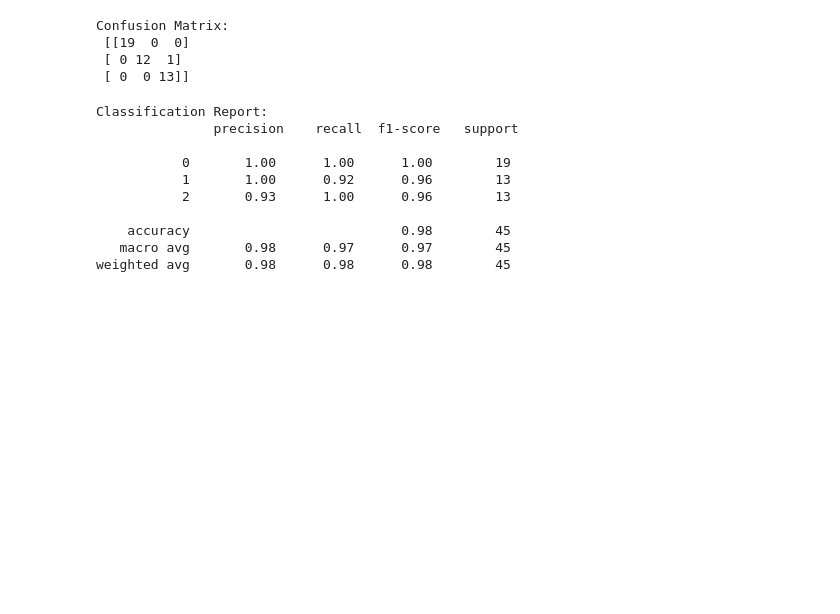
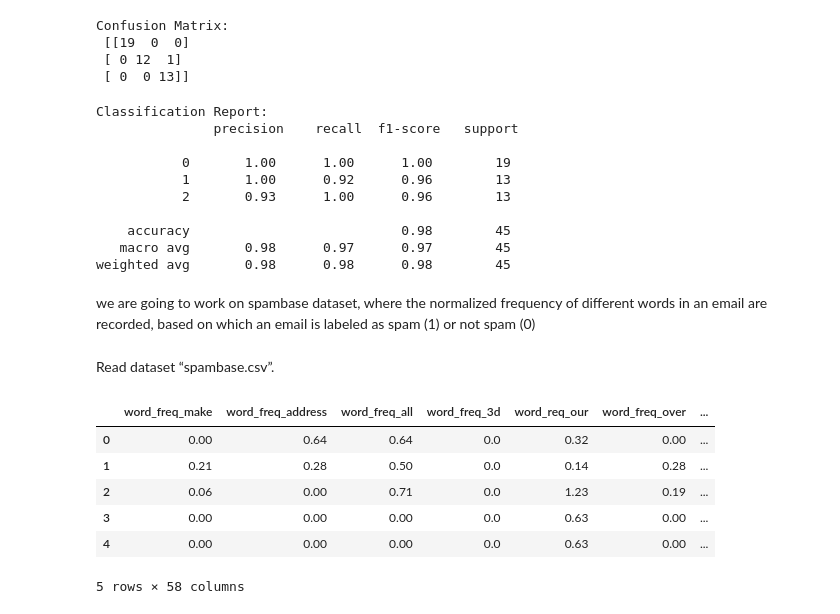
Before and after one commit to Raj226295/ML_prectiecs, a Jupyter notebook: tutorial4.ipynb, the cells around one changed output. Saved outputs shown, nothing was run; the diff lists cells and outputs as text; code cells hidden in the pictures; blank space fills up the shorter version.

```diff
--- a/tutorial4.ipynb
+++ b/tutorial4.ipynb
@@ -122,3 +122,20 @@ import matplotlib.pyplot as plt
 import warnings
 from sklearn.metrics import  accuracy_score, classification_report
 warnings.filterwarnings('ignore')
+# %% [markdown]
+we are going to work on spambase dataset, where the normalized frequency of different words in an email are recorded, based on which an email is labeled as spam (1) or not spam (0)
+# %% [markdown]
+Read dataset “spambase.csv”.
+# %%
+#read input CSV file
+spam_data=pd.read_csv('./Datasets/spambase.csv')
+# %%
+spam_data.head()
+# %% [output]
+|  | word_freq_make | word_freq_address | word_freq_all | word_freq_3d | word_req_our | word_freq_over | ... |
+| 0 | 0.00 | 0.64 | 0.64 | 0.0 | 0.32 | 0.00 | ... |
+| 1 | 0.21 | 0.28 | 0.50 | 0.0 | 0.14 | 0.28 | ... |
+| 2 | 0.06 | 0.00 | 0.71 | 0.0 | 1.23 | 0.19 | ... |
+| 3 | 0.00 | 0.00 | 0.00 | 0.0 | 0.63 | 0.00 | ... |
+| 4 | 0.00 | 0.00 | 0.00 | 0.0 | 0.63 | 0.00 | ... |
+5 rows × 58 columns
```
Also changed, not shown: parts of 3 cells of this notebook.
